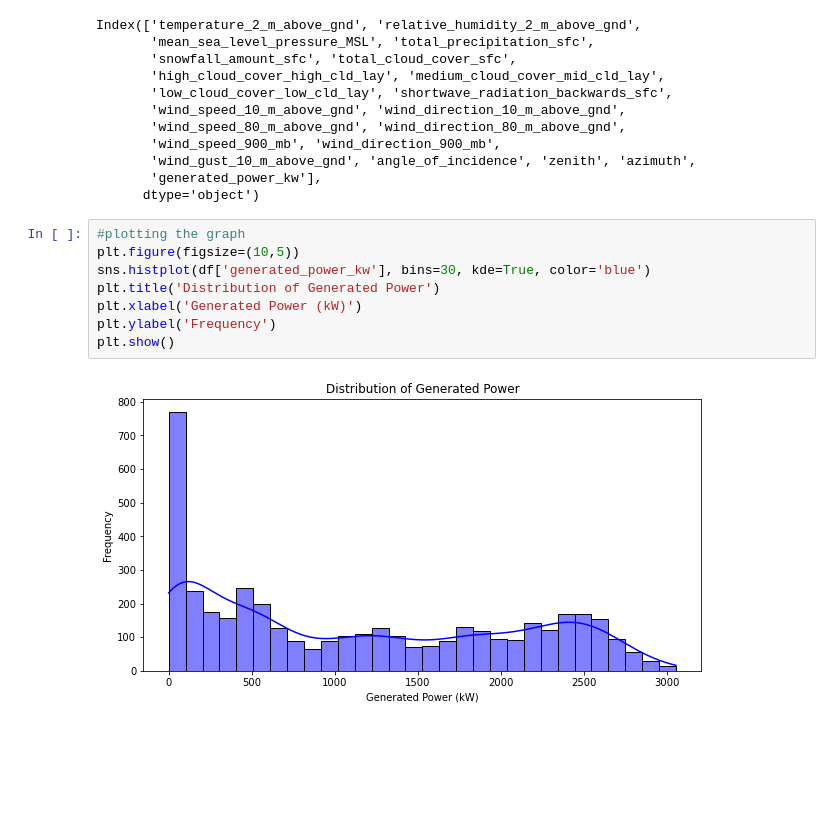
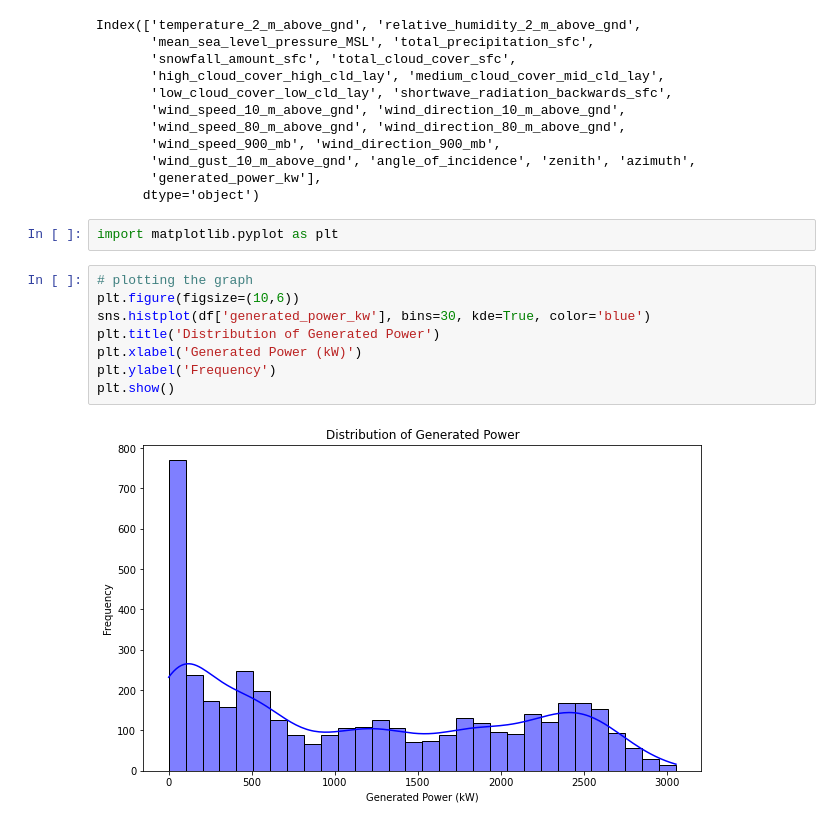
Before and after one commit to tejuvidiyala/week1, a Jupyter notebook: solarpower.ipynb, the cells around one changed output. Drawn from its saved outputs; the diff is of its cells as text; blank space fills up the shorter version.

```diff
--- a/solarpower.ipynb
+++ b/solarpower.ipynb
@@ -114,13 +113,15 @@ Index(['temperature_2_m_above_gnd', 'relative_humidity_2_m_above_gnd',
        'wind_gust_10_m_above_gnd', 'angle_of_incidence', 'zenith', 'azimuth',
        'generated_power_kw'],
       dtype='object')
+# %%
+import matplotlib.pyplot as plt
 # %%
-#plotting the graph
-plt.figure(figsize=(10,5))
+# plotting the graph
+plt.figure(figsize=(10,6))
 sns.histplot(df['generated_power_kw'], bins=30, kde=True, color='blue')
 plt.title('Distribution of Generated Power')
 plt.xlabel('Generated Power (kW)')
 plt.ylabel('Frequency')
 plt.show()
 # %% [output]
-[figure, old version]
+[figure, new version]
```
Also changed, not shown: parts of 9 cells of this notebook.
